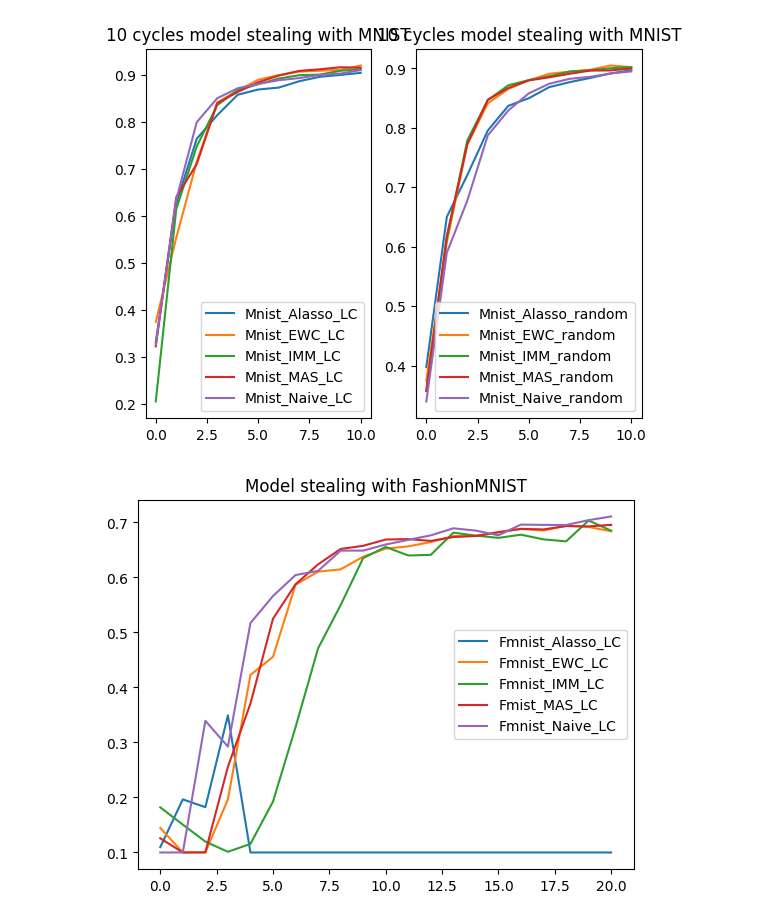
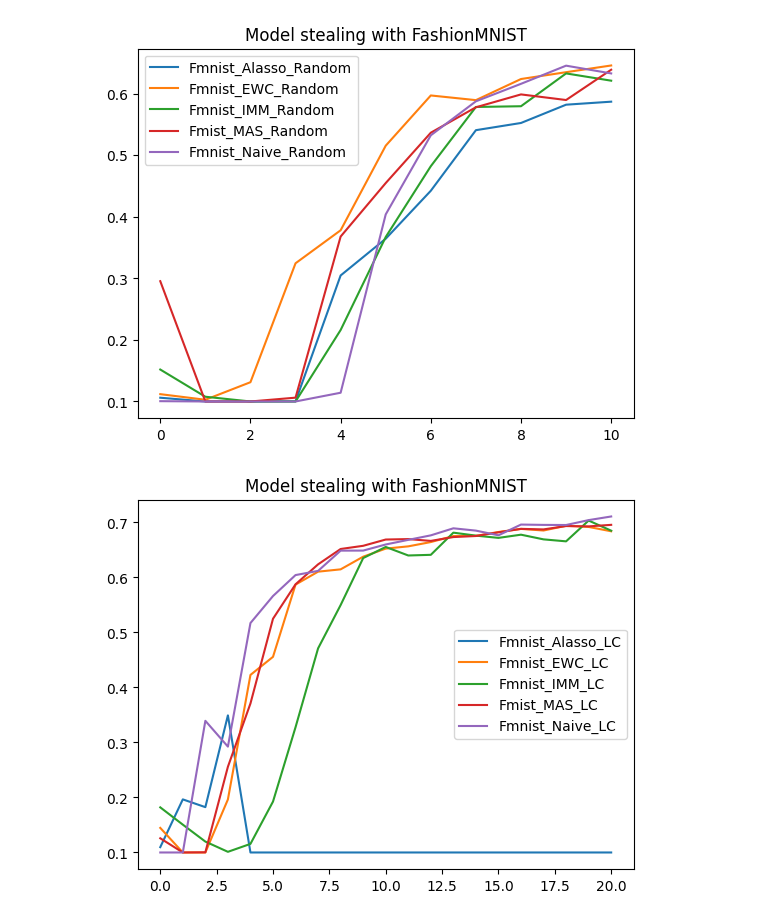
Before and after one commit to FelixMoeller3/calms, a Jupyter notebook: src/evaluation/eval_model_stealing.ipynb, the cells around one changed output. Drawn from its saved outputs; the diff is of its cells as text; code cells hidden in the pictures.

```diff
--- a/src/evaluation/eval_model_stealing.ipynb
+++ b/src/evaluation/eval_model_stealing.ipynb
@@ -13,50 +13,41 @@ mnist_ewc_random = [0.3749, 0.6074, 0.772, 0.8412, 0.8653, 0.88, 0.8909, 0.8946,
 mnist_imm_random = [0.3576, 0.6136, 0.7789, 0.8467, 0.8715, 0.8803, 0.8868, 0.8947, 0.8968, 0.9003, 0.9021]
 mnist_mas_random = [0.3573, 0.6183, 0.7723, 0.8473, 0.8671, 0.8798, 0.885, 0.891, 0.8963, 0.8966, 0.8999]
 mnist_naive_random = [0.3396, 0.5897, 0.6776, 0.7873, 0.8292, 0.858, 0.8742, 0.8825, 0.8858, 0.8915, 0.8949]
 
 mnist_alasso_bald = [0.4644, 0.6796, 0.098, 0.098, 0.098, 0.098, 0.098, 0.098, 0.098, 0.098, 0.098]
 mnist_ewc_bald =[0.3761, 0.6981, 0.82, 0.8567, 0.8694, 0.8834, 0.8943, 0.8983, 0.9083, 0.914, 0.9173]
 mnist_imm_bald = [0.2865, 0.4475, 0.7287, 0.8281, 0.8586, 0.8714, 0.8793, 0.8971, 0.8954, 0.9014, 0.9122]
 mnist_mas_bald = [0.2878, 0.6483, 0.7759, 0.8439, 0.8774, 0.8903, 0.8995, 0.9087, 0.9132, 0.9182, 0.9198]
 mnist_naive_bald = [0.5727, 0.7138, 0.8218, 0.8796, 0.8917, 0.9039, 0.9094, 0.9138, 0.9198, 0.9225, 0.9299]
 
 fmnist_naive_random = [0.1005, 0.1, 0.1, 0.1, 0.1142, 0.4039, 0.5324, 0.5876, 0.616, 0.6455, 0.6329]
 fmnist_ewc_random = [0.1119, 0.1028, 0.1313, 0.3245, 0.3781, 0.5155, 0.5971, 0.5895, 0.6238, 0.6349, 0.6458]
 fmnist_mas_random = [0.2954, 0.1, 0.1, 0.1062, 0.3679, 0.4548, 0.5366, 0.5779, 0.5988, 0.5897, 0.6389]
 fmnist_imm_random = [0.1519, 0.1077, 0.1, 0.1, 0.2161, 0.3672, 0.4822, 0.5784, 0.5796, 0.6329, 0.6211]
 fmnist_alasso_random = [0.1061, 0.1, 0.1, 0.1003, 0.3047, 0.3644, 0.4423, 0.5407, 0.5524, 0.5821, 0.587]
 
 fmnist_naive_bald = [0.2213, 0.3618, 0.3987, 0.2633, 0.3537, 0.4102, 0.5522, 0.6125, 0.633, 0.6444, 0.6574]
 fmnist_ewc_bald = [0.1355, 0.1041, 0.1, 0.1, 0.1, 0.1, 0.1007, 0.1966, 0.3274, 0.4465, 0.5039]
 fmnist_mas_bald = [0.1, 0.1, 0.1, 0.2188, 0.3874, 0.5231, 0.581, 0.6076, 0.618, 0.64, 0.6524]
 fmnist_imm_bald = [0.1044, 0.1593, 0.1173, 0.1221, 0.3543, 0.4761, 0.5542, 0.5778, 0.614, 0.6363, 0.65]
 fmnist_alasso_bald = [0.1361, 0.1005, 0.1, 0.1, 0.1, 0.1, 0.1014, 0.1854, 0.3045, 0.397, 0.1]
 
 fmnist_naive_lc = [0.1, 0.1, 0.1004, 0.1649, 0.3223, 0.4114, 0.5228, 0.5824, 0.6458, 0.664, 0.6495]
 fmnist_ewc_lc = [0.1152, 0.1, 0.1, 0.1, 0.2359, 0.3967, 0.5059, 0.5609, 0.5897, 0.6369, 0.6253]
 fmnist_mas_lc = [0.1588, 0.1, 0.1, 0.3799, 0.4619, 0.5791, 0.5951, 0.6082, 0.614, 0.6525, 0.6553]
 fmnist_imm_lc = [0.1, 0.1, 0.1, 0.1, 0.2412, 0.3945, 0.5264, 0.5901, 0.6188, 0.6348, 0.6385]
 fmnist_alasso_lc = [0.1178, 0.1163, 0.1167, 0.1711, 0.3405, 0.4162, 0.4398, 0.5508, 0.5888, 0.6001, 0.6269]
 
-figure, axis = plt.subplots(1,2)
-axis[0].plot(mnist_alasso_lc,label="Mnist_Alasso_LC")
-axis[0].plot(mnist_ewc_lc,label="Mnist_EWC_LC")
-axis[0].plot(mnist_imm_lc,label="Mnist_IMM_LC")
-axis[0].plot(mnist_mas_lc,label="Mnist_MAS_LC")
-axis[0].plot(mnist_naive_lc,label="Mnist_Naive_LC")
-axis[0].legend()
-axis[0].set_title("10 cycles model stealing with MNIST")
-
-axis[1].plot(mnist_alasso_random,label="Mnist_Alasso_random")
-axis[1].plot(mnist_ewc_random,label="Mnist_EWC_random")
-axis[1].plot(mnist_imm_random,label="Mnist_IMM_random")
-axis[1].plot(mnist_mas_random,label="Mnist_MAS_random")
-axis[1].plot(mnist_naive_random,label="Mnist_Naive_random")
-axis[1].legend()
-axis[1].set_title("10 cycles model stealing with MNIST")
+plt.plot(fmnist_alasso_random,label="Fmnist_Alasso_Random")
+plt.plot(fmnist_ewc_random,label="Fmnist_EWC_Random")
+plt.plot(fmnist_imm_random,label="Fmnist_IMM_Random")
+plt.plot(fmnist_mas_random,label="Fmist_MAS_Random")
+plt.plot(fmnist_naive_random,label="Fmnist_Naive_Random")
+plt.legend()
+plt.title("Model stealing with FashionMNIST")
 plt.show()
 # %% [output]
-[figure, old version]
+[figure, new version]
 # %%
 # 20 cycles model stealing
 fmnist_naive_random = [0.1, 0.1, 0.1, 0.3172, 0.473, 0.5719, 0.5963, 0.6211, 0.6271, 0.6397, 0.6566, 0.6552, 0.6678, 0.6648, 0.6764, 0.6787, 0.6847, 0.6897, 0.6888, 0.6894, 0.6839]
```
Also changed, not shown: parts of 1 cell of this notebook, 30 other files.
